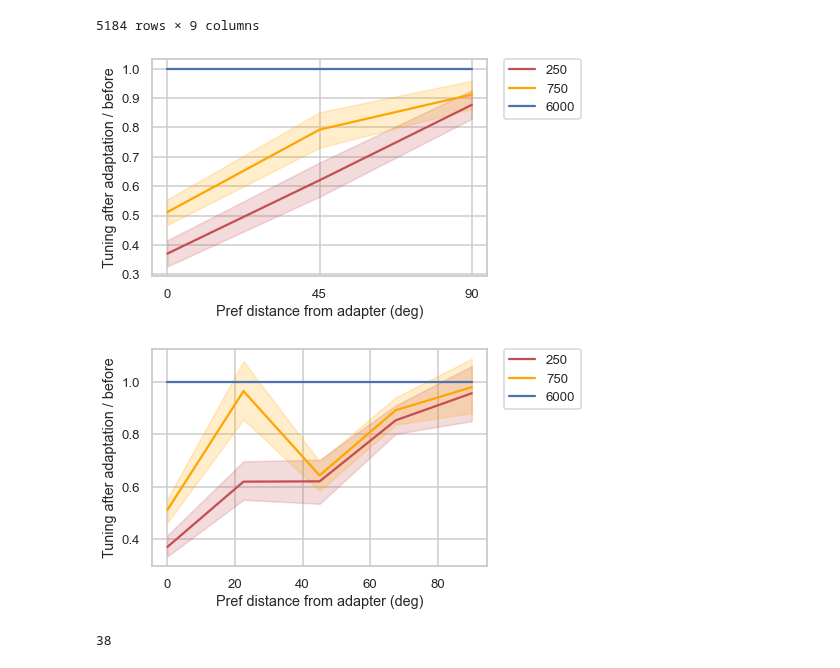
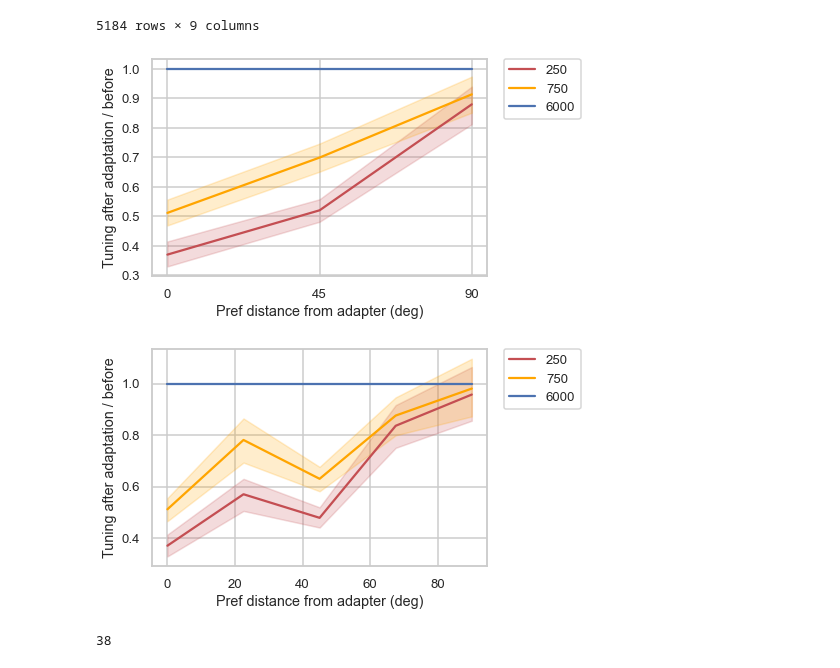
Before and after one commit to lanluo9/inter, a Jupyter notebook: scripts/ipynb/tuning_bias_san_check.ipynb, the cells around one changed output. Saved outputs shown, nothing was run; the diff lists cells and outputs as text; code cells hidden in the pictures.

```diff
--- a/scripts/ipynb/tuning_bias_san_check.ipynb
+++ b/scripts/ipynb/tuning_bias_san_check.ipynb
@@ -865,25 +865,25 @@ df_tuning_diff
 | 696955 | 170826_746_7 | 6000 | 7 | 1.000000 | 22.5 | 6 | 45.0 | 45 | ... |
 5184 rows × 9 columns
 # %%
-tmp = df_tuning_diff[df_tuning_diff.max_ori_dist == df_tuning_diff.ori_dist] # only take rows with max ori = stim2 ori
+tmp = df_tuning_diff[df_tuning_diff.max_ori == df_tuning_diff.stim] # only take rows with max ori = stim2 ori
 tmp
 
 sns.lineplot(data=tmp, x='max_ori_dist_bin', y='tuning_diff', hue='isi', ci=68, #alpha=0.9,
             # estimator=np.median,
             palette=['r', 'orange', 'b'],
             )
 
 # set xticks 0, 45, 90
 plt.xticks([0, 45, 90], [0, 45, 90])
 
 plt.xlabel('Pref distance from adapter (deg)')
 plt.ylabel('Tuning after adaptation / before')
 plt.legend(bbox_to_anchor=(1.05, 1), loc=2, borderaxespad=0.);
 
-dir_fig = r'C:\Users\ll357\Documents\inter\results\tuning curve bias san check/'.replace('\\', '/')
-plt.savefig(dir_fig + 'Fig2E Jin2019.pdf', bbox_inches='tight')
+# dir_fig = r'C:\Users\ll357\Documents\inter\results\tuning curve bias san check/'.replace('\\', '/')
+# plt.savefig(dir_fig + 'Fig2E Jin2019.pdf', bbox_inches='tight')
 # %% [output]
-[figure, old version]
+[figure, new version]
 # %%
 sns.lineplot(data=tmp, x='max_ori_dist', y='tuning_diff', hue='isi', ci=68, #alpha=0.9,
             # estimator=np.median,
@@ -896,7 +896,7 @@ plt.legend(bbox_to_anchor=(1.05, 1), loc=2, borderaxespad=0.);
 # dir_fig = r'C:\Users\ll357\Documents\inter\results\tuning curve bias san check/'.replace('\\', '/')
 # plt.savefig(dir_fig + 'tuning_diff_lineplot_binned.pdf', bbox_inches='tight')
 # %% [output]
-[figure, old version]
+[figure, new version]
 # %%
 tmp[(tmp.max_ori_dist == 45) & (tmp.isi == 250)].cell_id.nunique()
 # %% [output]
```
Also changed, not shown: 1 other file.
